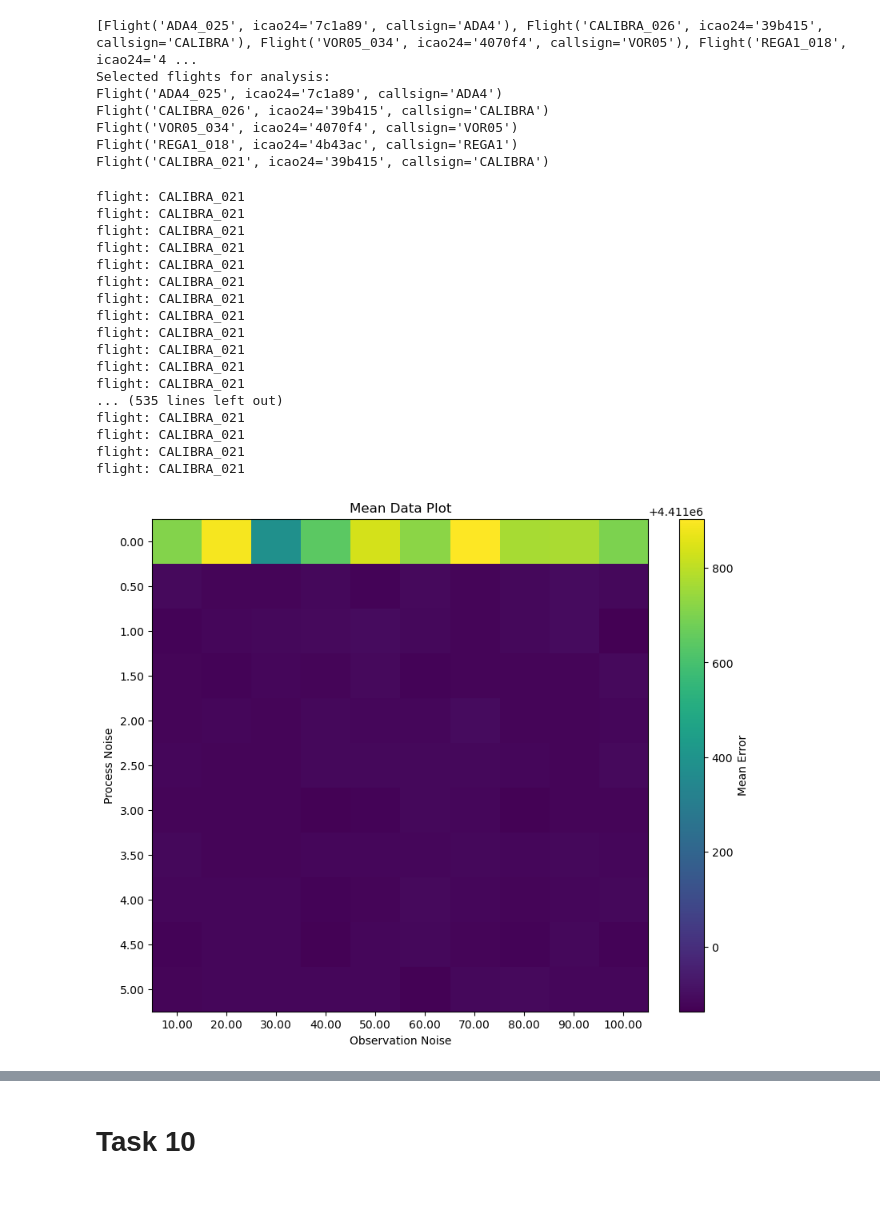
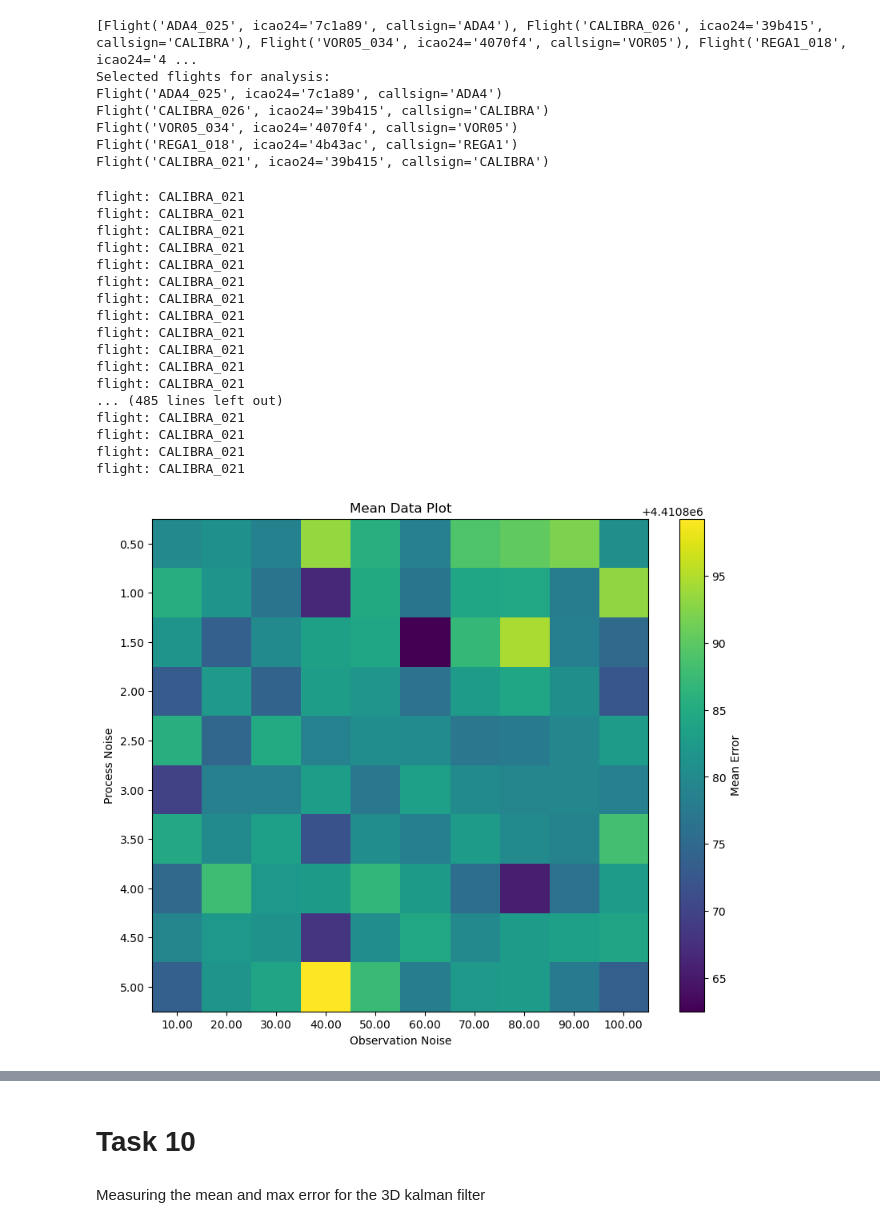
Before and after one commit to kwokkeith/KalmanFilterAirRadar, a Jupyter notebook: project2.ipynb, the cells around one changed output, grey strips where cells are left out. Saved outputs shown, nothing was run; the diff lists cells and outputs as text; code cells hidden in the pictures; blank space fills up the shorter version.

Commit message:
fixed 3d mean max cal

```diff
--- a/project2.ipynb
+++ b/project2.ipynb
@@ -1145,23 +1145,23 @@ Flight('VOR05_034', icao24='4070f4', callsign='VOR05')
 Flight('REGA1_018', icao24='4b43ac', callsign='REGA1')
 Flight('CALIBRA_021', icao24='39b415', callsign='CALIBRA')
 # %%
-plot_noise_tables(flights, 10, 100, 0, 5, 10, 0.5)
+plot_noise_tables(flights, 10, 100, 0.5, 5, 10, 0.5)
 # %% [output]
 flight: CALIBRA_021
 flight: CALIBRA_021
 flight: CALIBRA_021
 flight: CALIBRA_021
 flight: CALIBRA_021
 flight: CALIBRA_021
 flight: CALIBRA_021
 flight: CALIBRA_021
 flight: CALIBRA_021
 flight: CALIBRA_021
 flight: CALIBRA_021
 flight: CALIBRA_021
-... (535 lines left out)
+... (485 lines left out)
 flight: CALIBRA_021
 flight: CALIBRA_021
 flight: CALIBRA_021
 flight: CALIBRA_021
-[figure, old version]
+[figure, new version]
@@ -1225,0 +1243,2 @@ def construct_kalman_filter3D(data, delta_time=10):
+# %% [markdown]
+Measuring the mean and max error for the 3D kalman filter
```
Also changed, not shown: parts of 20 cells of this notebook, 1 other file.
